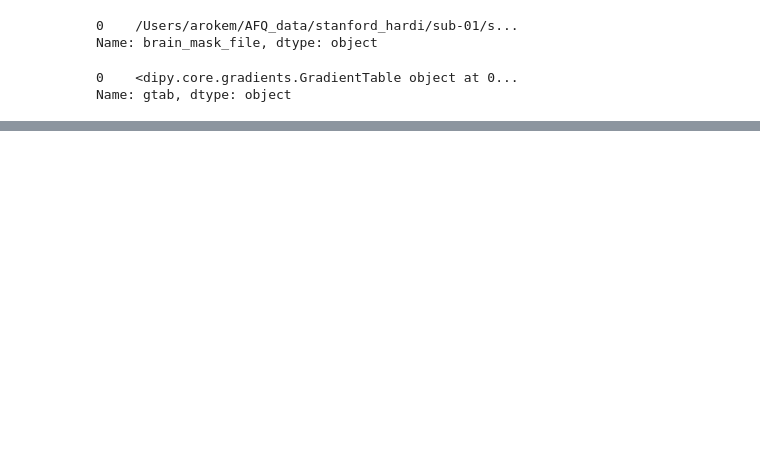
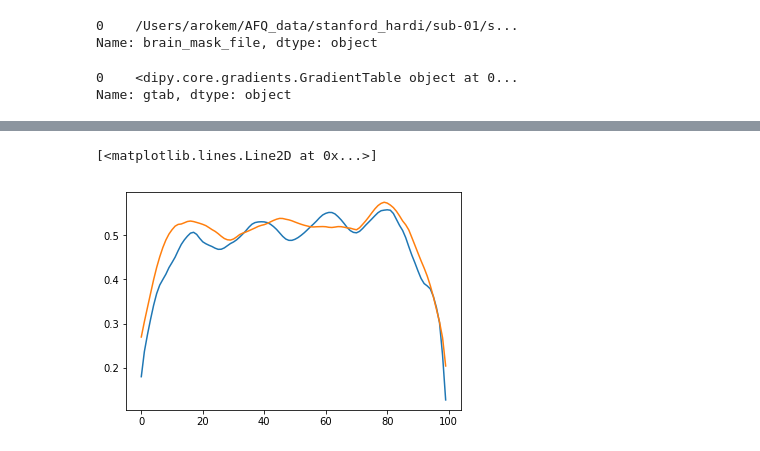
Before and after one commit to yeatmanlab/pyAFQ, a Jupyter notebook: doc/notebooks/afq-stanford-data.ipynb, the cells around one changed output, grey strips where cells are left out. Cells and saved outputs as stored; diff of their text form; code cells hidden in the pictures; blank space fills up the shorter version.

```diff
--- a/doc/notebooks/afq-stanford-data.ipynb
+++ b/doc/notebooks/afq-stanford-data.ipynb
@@ -61,2 +66,6 @@ df.bundle.unique()
 # %%
-plt.plot(df[(df['scalar'] == "dti_fa") & (df['bundle']=="CST_R")]['profiles'])
+plt.plot(range(100), df[(df['scalar'] == "dti_fa") & (df['bundle']=="SLF_L")]['profiles'])
+plt.plot(range(100), df[(df['scalar'] == "dti_fa") & (df['bundle']=="SLF_R")]['profiles'])
+# %% [output]
+[<matplotlib.lines.Line2D at 0x...>]
+[figure, added]
```
Also changed, not shown: parts of 4 cells of this notebook, 1 other file.
